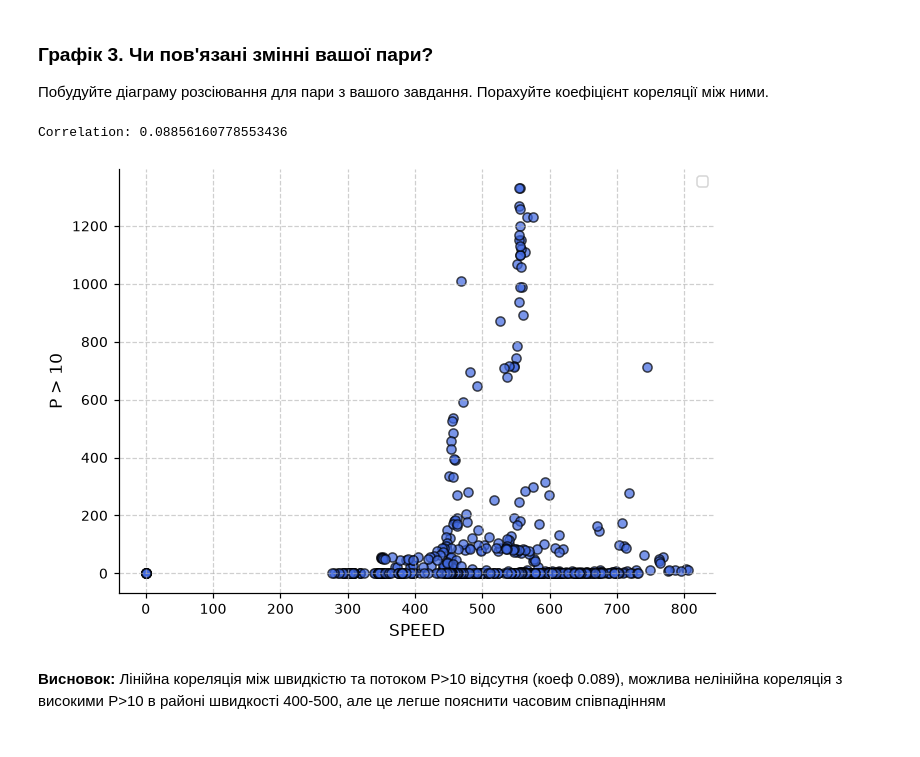
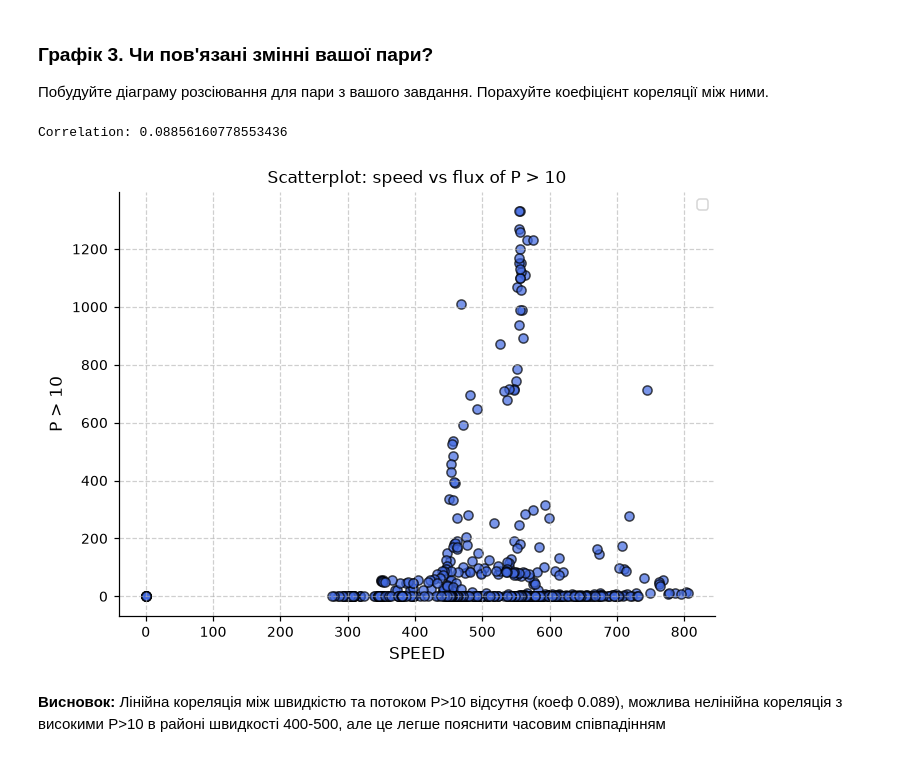
Before and after one commit to mykhailo-bi/analiz-lab1, a Jupyter notebook: lab1.ipynb, the cells around one changed output. Cells and saved outputs as stored; diff of their text form; code cells hidden in the pictures.

Commit message:
add title to scatterplot

```diff
--- a/lab1.ipynb
+++ b/lab1.ipynb
@@ -799,22 +799,23 @@ M.groupby('група')['SPEED'].describe()
 # %%
 # ВАШ КОД
 corr = M[['SPEED', ('P >10', 'max')]].corr().to_numpy()
 print(f'Correlation: {corr[0,1]}')
 
 plt.figure(figsize=(7,5))
 plt.scatter(
     M["SPEED"], M[('P >10', 'max')], color="royalblue", alpha=0.7, edgecolors="k"
 )
 
+plt.title("Scatterplot: speed vs flux of P > 10")
 plt.xlabel("SPEED", fontsize=11)
 plt.ylabel("P > 10", fontsize=11)
 plt.grid(True, linestyle="--", alpha=0.6)
 plt.legend()
 
 plt.show()
 # %% [output]
 Correlation: 0.08856160778553436
-[figure, old version]
+[figure, new version]
 # %% [markdown]
 **Висновок:** Лінійна кореляція між швидкістю та потоком P>10 відсутня (коеф 0.089), можлива нелінійна кореляція з високими P>10 в районі швидкості 400-500, але це легше пояснити часовим співпадінням
 # %% [markdown]
```
Also changed, not shown: 1 other file.
